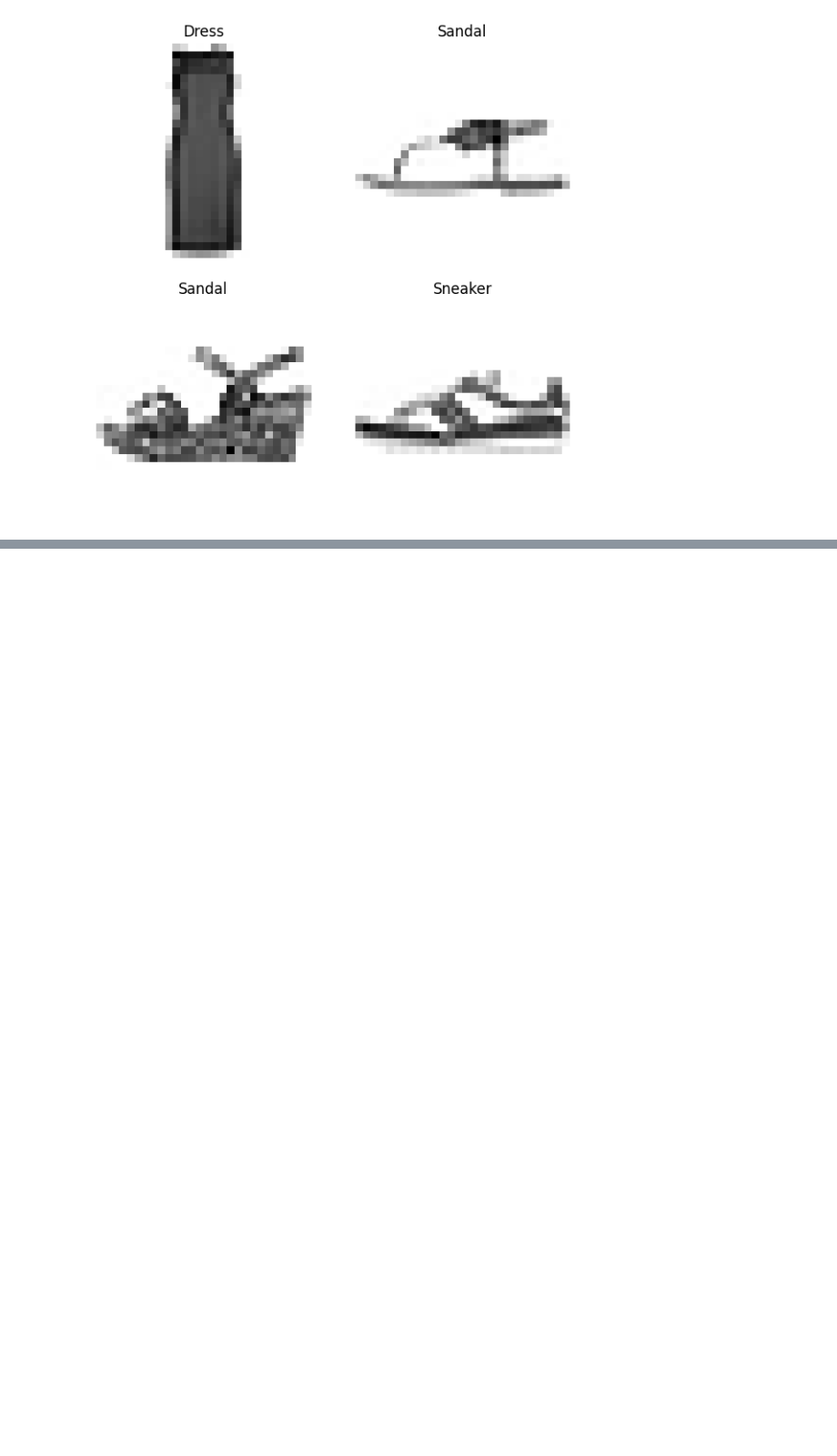
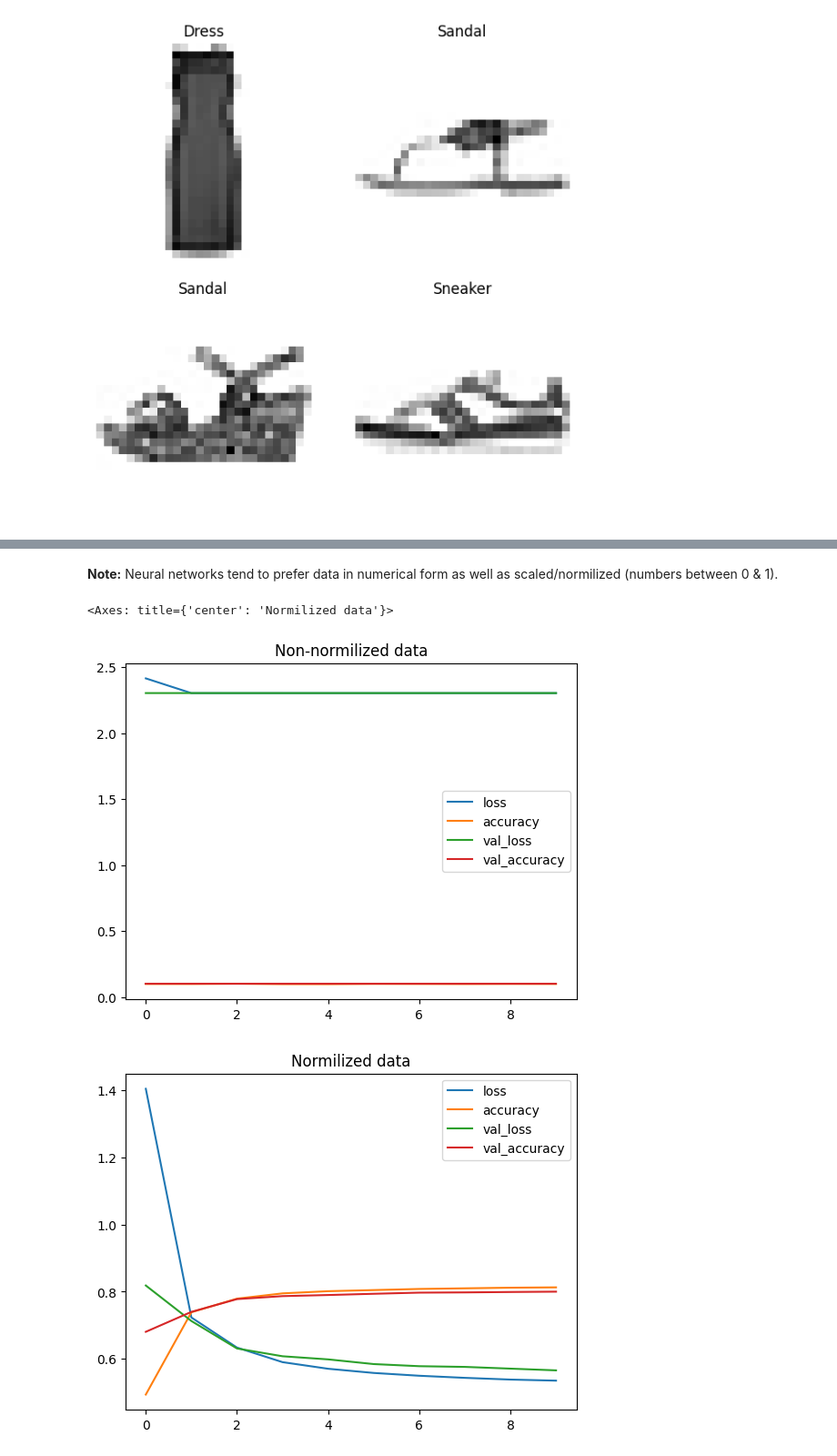
Before and after one commit to Rus-tam/daniel_bourke_course, a Jupyter notebook: notebooks/01_neural_network_classification_with_tensorflow.ipynb, the cells around one changed output, grey strips where cells are left out. Shown at 91% size. Drawn from its saved outputs; the diff is of its cells as text; code cells hidden in the pictures; blank space fills up the shorter version.

```diff
--- a/notebooks/01_neural_network_classification_with_tensorflow.ipynb
+++ b/notebooks/01_neural_network_classification_with_tensorflow.ipynb
@@ -1219,0 +1218,11 @@ Epoch 10/10
+# %% [markdown]
+**Note:** Neural networks tend to prefer data in numerical form as well as scaled/normilized (numbers between 0 & 1).
+# %%
+# Plot non-normilized data loss curves
+pd.DataFrame(non_norm_history.history).plot(title='Non-normilized data')
+# Plot normilized data loss curves
+pd.DataFrame(norm_history.history).plot(title='Normilized data')
+# %% [output]
+<Axes: title={'center': 'Normilized data'}>
+[figure, added]
+[figure, added]
```
Also changed, not shown: parts of 18 cells of this notebook.
